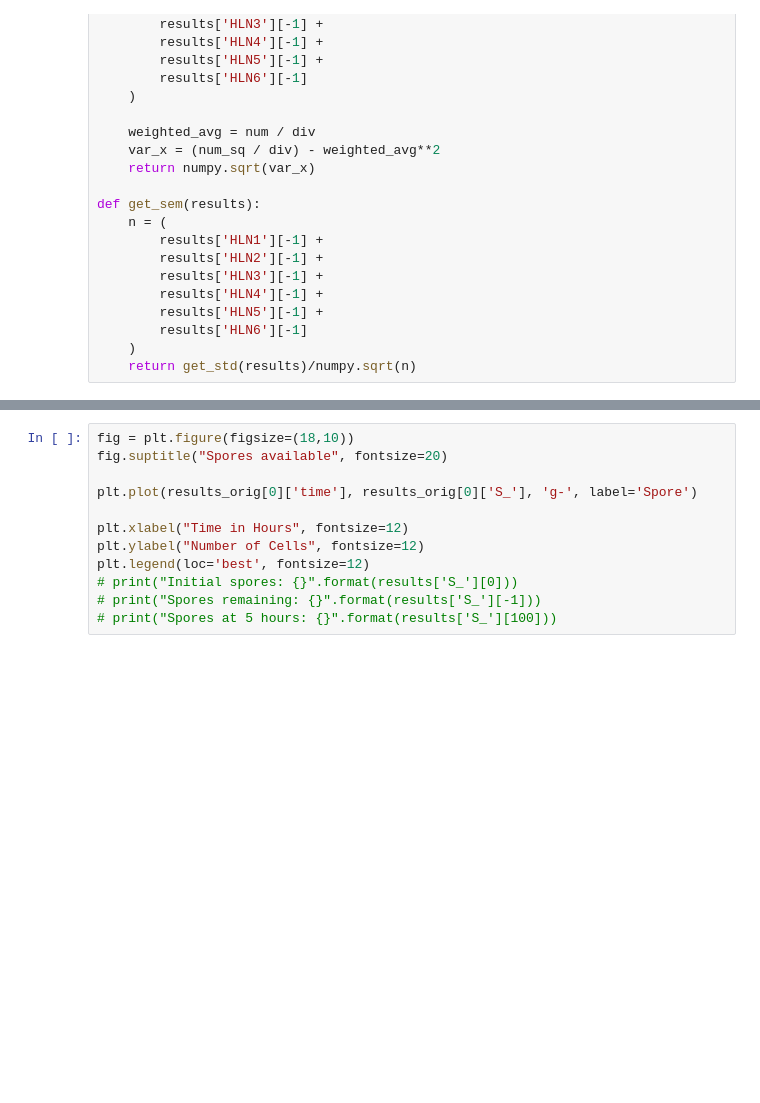
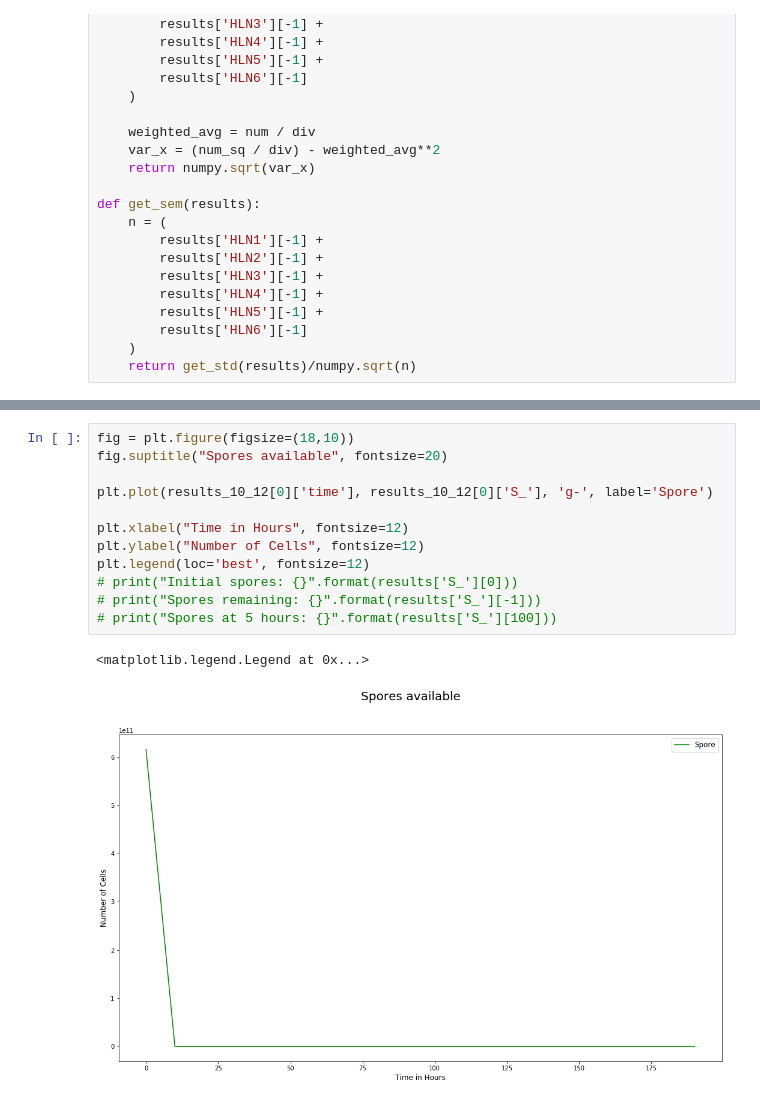
Before and after one commit to technodivergent/Bacillus_Anthracis_Simulation, a Jupyter notebook: Lung Submodel - Parameter Space Exploration.ipynb, the cells around one changed output, grey strips where cells are left out. Saved outputs shown, nothing was run; the diff lists cells and outputs as text; blank space fills up the shorter version.

```diff
--- a/Lung Submodel - Parameter Space Exploration.ipynb
+++ b/Lung Submodel - Parameter Space Exploration.ipynb
@@ -392,13 +471,16 @@ print("SEM:  \t{}".format(sem))
 # %%
 fig = plt.figure(figsize=(18,10))
 fig.suptitle("Spores available", fontsize=20)
 
-plt.plot(results_orig[0]['time'], results_orig[0]['S_'], 'g-', label='Spore')
+plt.plot(results_10_12[0]['time'], results_10_12[0]['S_'], 'g-', label='Spore')
 
 plt.xlabel("Time in Hours", fontsize=12)
 plt.ylabel("Number of Cells", fontsize=12)
 plt.legend(loc='best', fontsize=12)
 # print("Initial spores: {}".format(results['S_'][0]))
 # print("Spores remaining: {}".format(results['S_'][-1]))
 # print("Spores at 5 hours: {}".format(results['S_'][100]))
+# %% [output]
+<matplotlib.legend.Legend at 0x...>
+[figure, added]
 # %%
```
Also changed, not shown: parts of 23 cells of this notebook, 1 other file.
